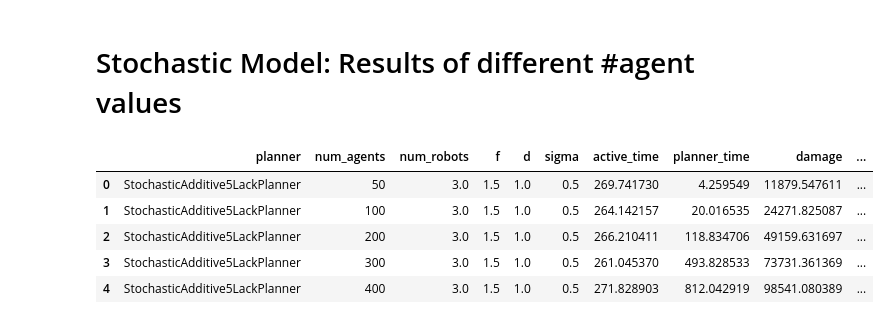
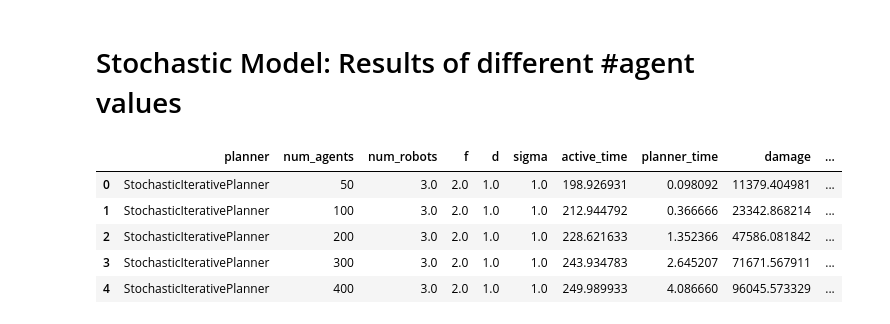
Before and after one commit to Elilgo324/dsd, a Jupyter notebook: experiments/stochastic/agents.ipynb, the cells around one changed output. Cells and saved outputs as stored; diff of their text form; code cells hidden in the pictures.

```diff
--- a/experiments/stochastic/agents.ipynb
+++ b/experiments/stochastic/agents.ipynb
@@ -6,16 +6,16 @@ import matplotlib.pyplot as plt
 # %%
 results = pd.read_csv('./agents_results.csv')
 results = results.drop_duplicates(subset='damage')
-results = results[results.num_robots == 3]
+results = results.loc[(results['num_robots'] == 3) & (results['f'] == 2) & (results['sigma'] == 1)]
 results = results.groupby(['planner', 'num_agents'], as_index=False).mean()
 results.head()
 # %% [output]
 |  | planner | num_agents | num_robots | f | d | sigma | active_time | planner_time | damage | ... |
-| 0 | StochasticAdditive5LackPlanner | 50 | 3.0 | 1.5 | 1.0 | 0.5 | 269.741730 | 4.259549 | 11879.547611 | ... |
-| 1 | StochasticAdditive5LackPlanner | 100 | 3.0 | 1.5 | 1.0 | 0.5 | 264.142157 | 20.016535 | 24271.825087 | ... |
-| 2 | StochasticAdditive5LackPlanner | 200 | 3.0 | 1.5 | 1.0 | 0.5 | 266.210411 | 118.834706 | 49159.631697 | ... |
-| 3 | StochasticAdditive5LackPlanner | 300 | 3.0 | 1.5 | 1.0 | 0.5 | 261.045370 | 493.828533 | 73731.361369 | ... |
-| 4 | StochasticAdditive5LackPlanner | 400 | 3.0 | 1.5 | 1.0 | 0.5 | 271.828903 | 812.042919 | 98541.080389 | ... |
+| 0 | StochasticIterativePlanner | 50 | 3.0 | 2.0 | 1.0 | 1.0 | 198.926931 | 0.098092 | 11379.404981 | ... |
+| 1 | StochasticIterativePlanner | 100 | 3.0 | 2.0 | 1.0 | 1.0 | 212.944792 | 0.366666 | 23342.868214 | ... |
+| 2 | StochasticIterativePlanner | 200 | 3.0 | 2.0 | 1.0 | 1.0 | 228.621633 | 1.352366 | 47586.081842 | ... |
+| 3 | StochasticIterativePlanner | 300 | 3.0 | 2.0 | 1.0 | 1.0 | 243.934783 | 2.645207 | 71671.567911 | ... |
+| 4 | StochasticIterativePlanner | 400 | 3.0 | 2.0 | 1.0 | 1.0 | 249.989933 | 4.086660 | 96045.573329 | ... |
 # %%
 planners_names = ['StochasticStaticLackPlanner', 'StochasticAdditive5LackPlanner', 'StochasticIterativePlanner']
 
```
Also changed, not shown: parts of 1 cell of this notebook, 3 other files.
